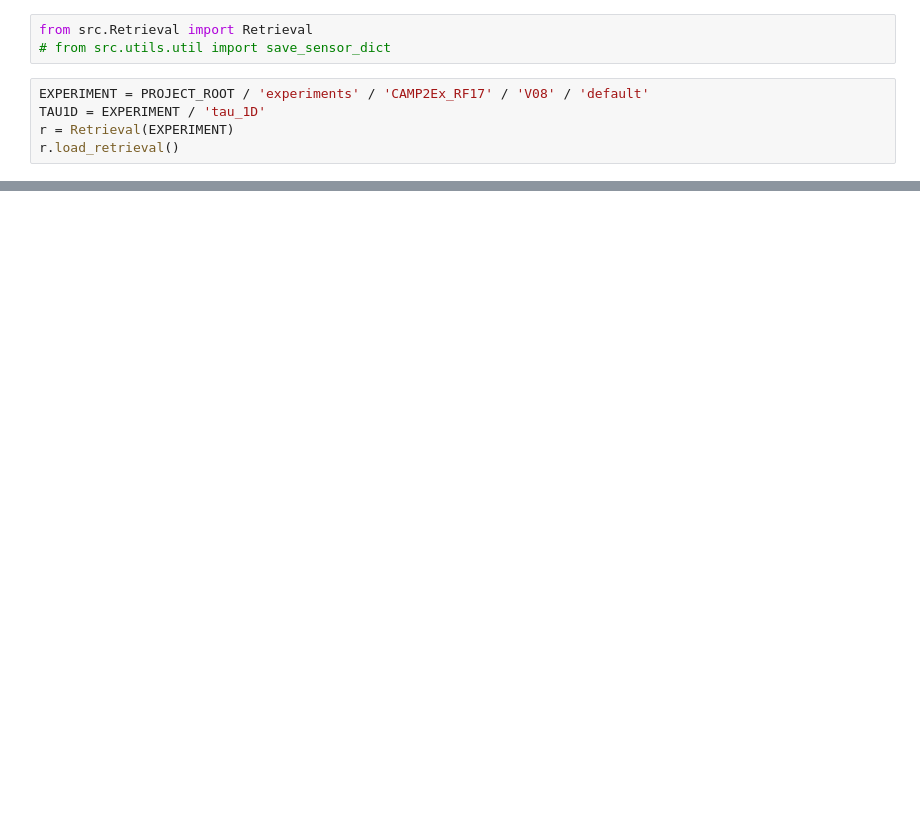
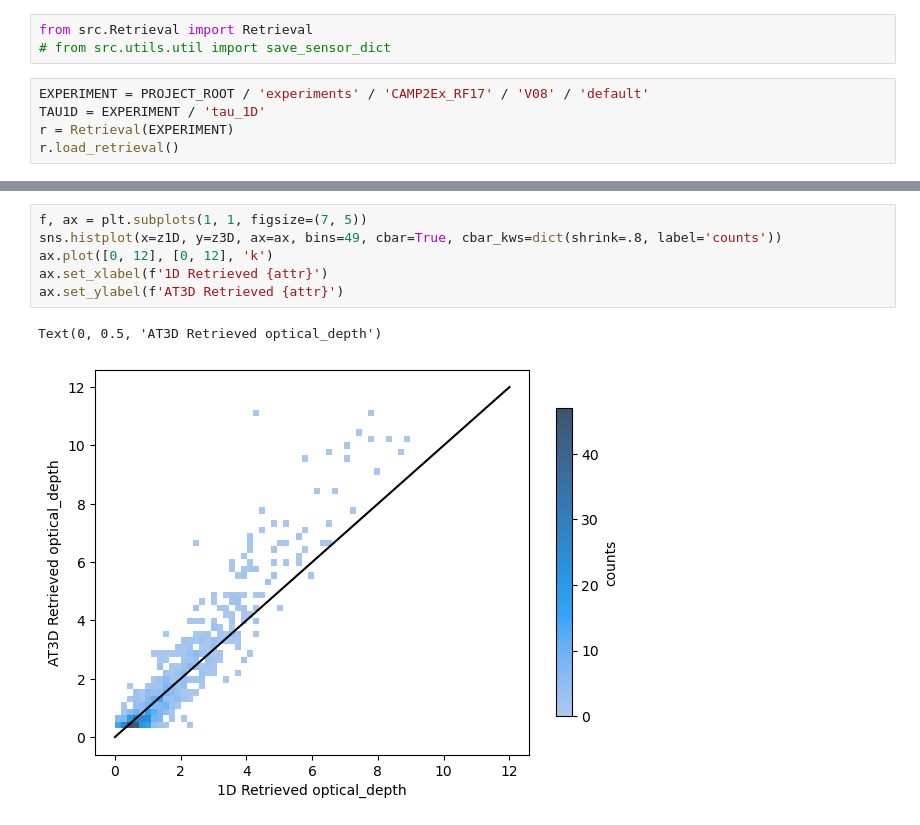
Before and after one commit to jlun17/misr-at3d-camp2ex, a Jupyter notebook: notebooks/investigation/single_retrieval/Tau1D.ipynb, the cells around one changed output, grey strips where cells are left out. Drawn from its saved outputs; the diff is of its cells as text; blank space fills up the shorter version.

```diff
--- a/notebooks/investigation/single_retrieval/Tau1D.ipynb
+++ b/notebooks/investigation/single_retrieval/Tau1D.ipynb
@@ -97 +132,10 @@ for a in ax.flat:
+# %%
+f, ax = plt.subplots(1, 1, figsize=(7, 5))
+sns.histplot(x=z1D, y=z3D, ax=ax, bins=49, cbar=True, cbar_kws=dict(shrink=.8, label='counts'))
+ax.plot([0, 12], [0, 12], 'k')
+ax.set_xlabel(f'1D Retrieved {attr}')
+ax.set_ylabel(f'AT3D Retrieved {attr}')
+# %% [output]
+Text(0, 0.5, 'AT3D Retrieved optical_depth')
+[figure, added]
 # %%
```
Also changed, not shown: parts of 7 cells of this notebook, 6 other files.
